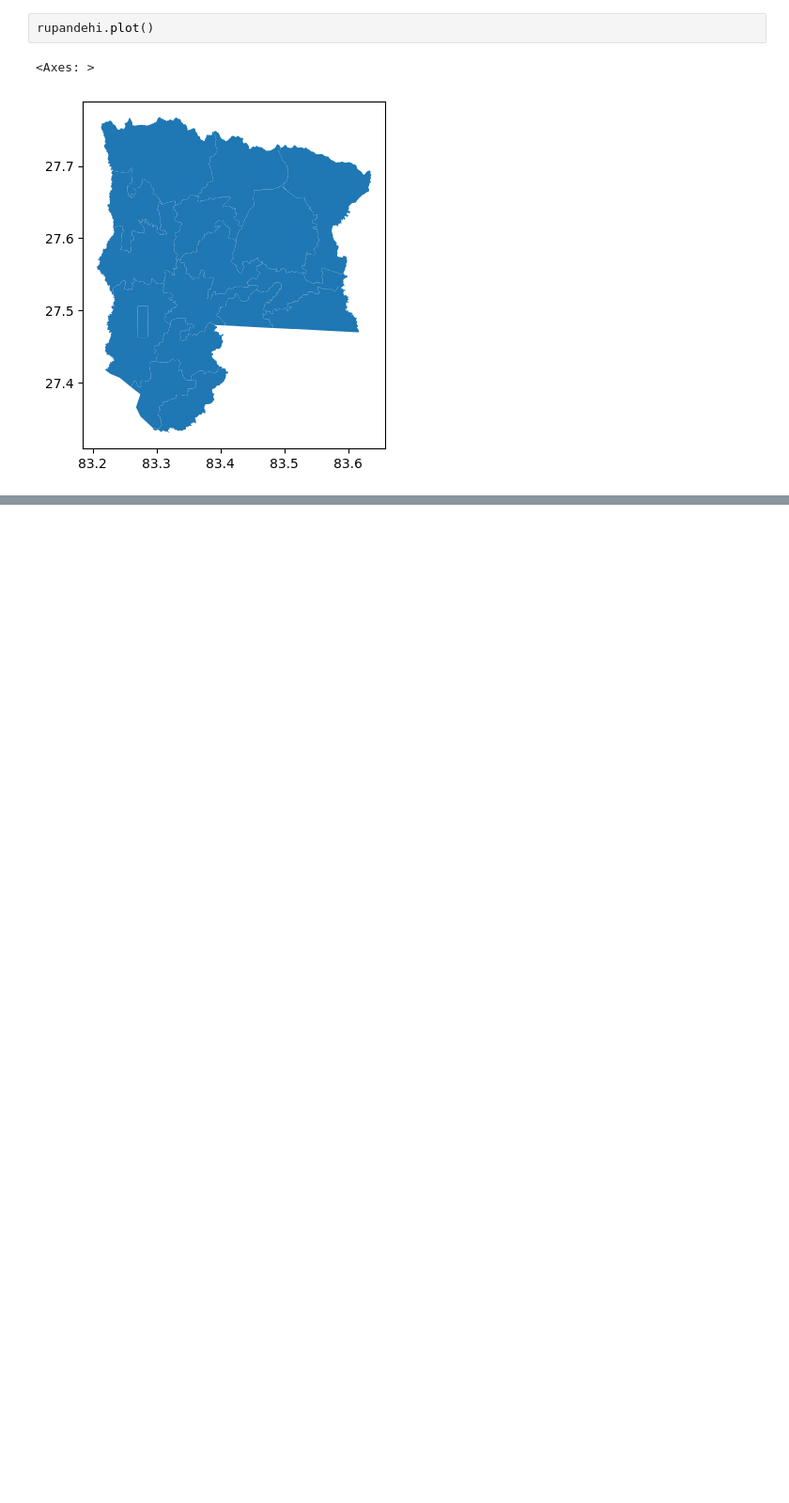
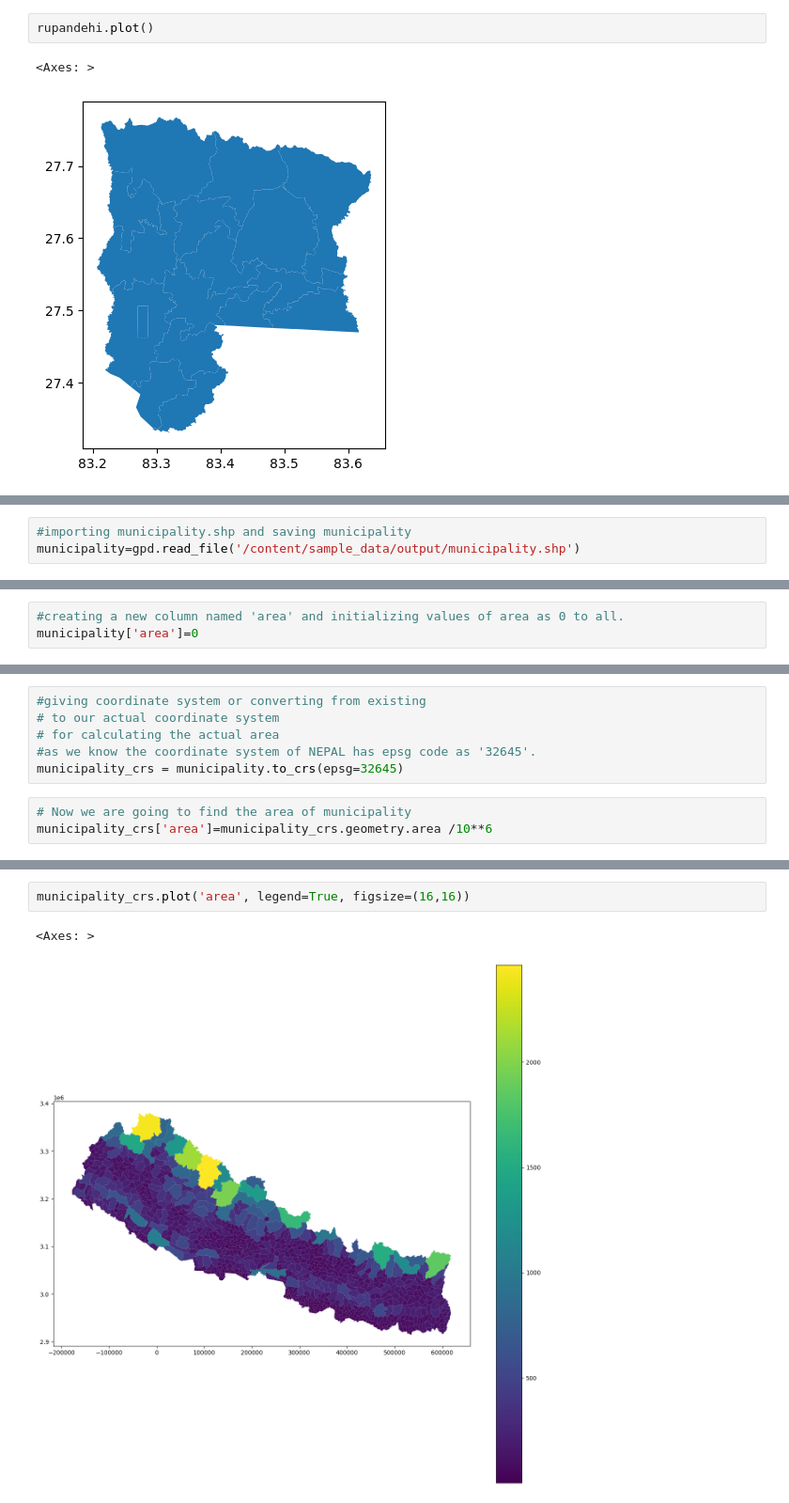
Before and after one commit to alayagithub/Python_Geopandas, a Jupyter notebook: First_GIS_with_python.ipynb, the cells around one changed output, grey strips where cells are left out. Shown at 94% size. Saved outputs shown, nothing was run; the diff lists cells and outputs as text; blank space fills up the shorter version.

```diff
--- a/First_GIS_with_python.ipynb
+++ b/First_GIS_with_python.ipynb
@@ -161,0 +189,3 @@ rupandehi.plot()
+# %%
+#importing municipality.shp and saving municipality
+municipality=gpd.read_file('/content/sample_data/output/municipality.shp')
@@ -161,0 +201,3 @@ rupandehi.plot()
+# %%
+#creating a new column named 'area' and initializing values of area as 0 to all.
+municipality['area']=0
@@ -161,0 +213,9 @@ rupandehi.plot()
+# %%
+#giving coordinate system or converting from existing
+# to our actual coordinate system
+# for calculating the actual area
+#as we know the coordinate system of NEPAL has epsg code as '32645'.
+municipality_crs = municipality.to_crs(epsg=32645)
+# %%
+# Now we are going to find the area of municipality
+municipality_crs['area']=municipality_crs.geometry.area /10**6
@@ -161,0 +232,5 @@ rupandehi.plot()
+# %%
+municipality_crs.plot('area', legend=True, figsize=(16,16))
+# %% [output]
+<Axes: >
+[figure, added]
```
Also changed, not shown: parts of 31 cells of this notebook.
